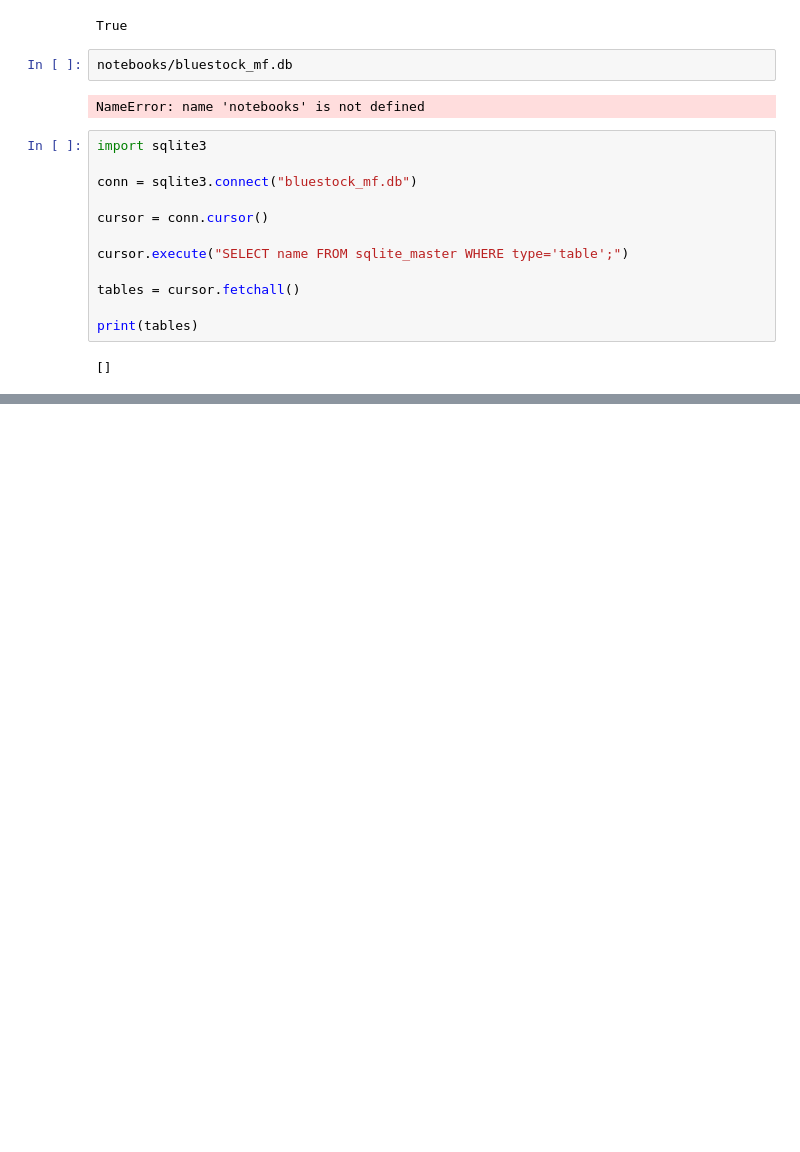
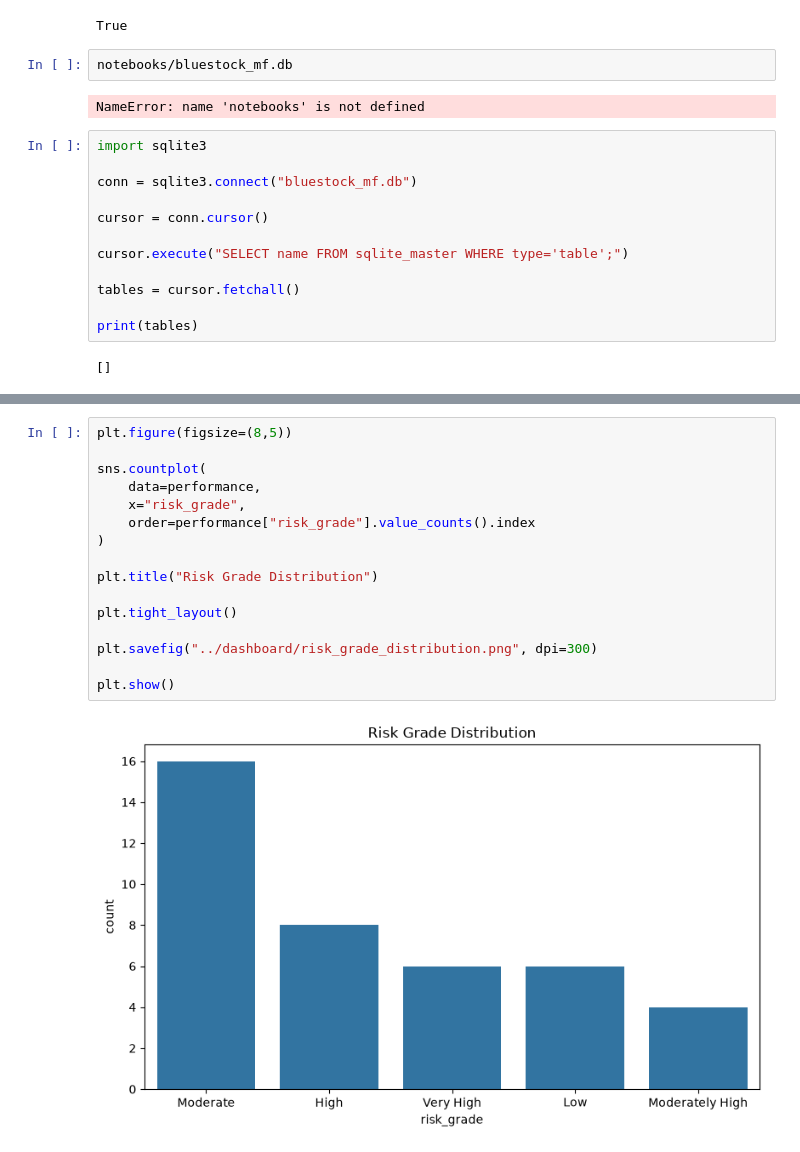
Before and after one commit to Akshay736252/mutual-fund-capstone-project, a Jupyter notebook: notebooks/01_EDA.ipynb, the cells around one changed output, grey strips where cells are left out. Saved outputs shown, nothing was run; the diff lists cells and outputs as text; blank space fills up the shorter version.

```diff
--- a/notebooks/01_EDA.ipynb
+++ b/notebooks/01_EDA.ipynb
@@ -221,0 +444,18 @@ print(tables)
+# %%
+plt.figure(figsize=(8,5))
+
+sns.countplot(
+    data=performance,
+    x="risk_grade",
+    order=performance["risk_grade"].value_counts().index
+)
+
+plt.title("Risk Grade Distribution")
+
+plt.tight_layout()
+
+plt.savefig("../dashboard/risk_grade_distribution.png", dpi=300)
+
+plt.show()
+# %% [output]
+[figure, added]
```
Also changed, not shown: parts of 30 cells of this notebook, 4 other files.
